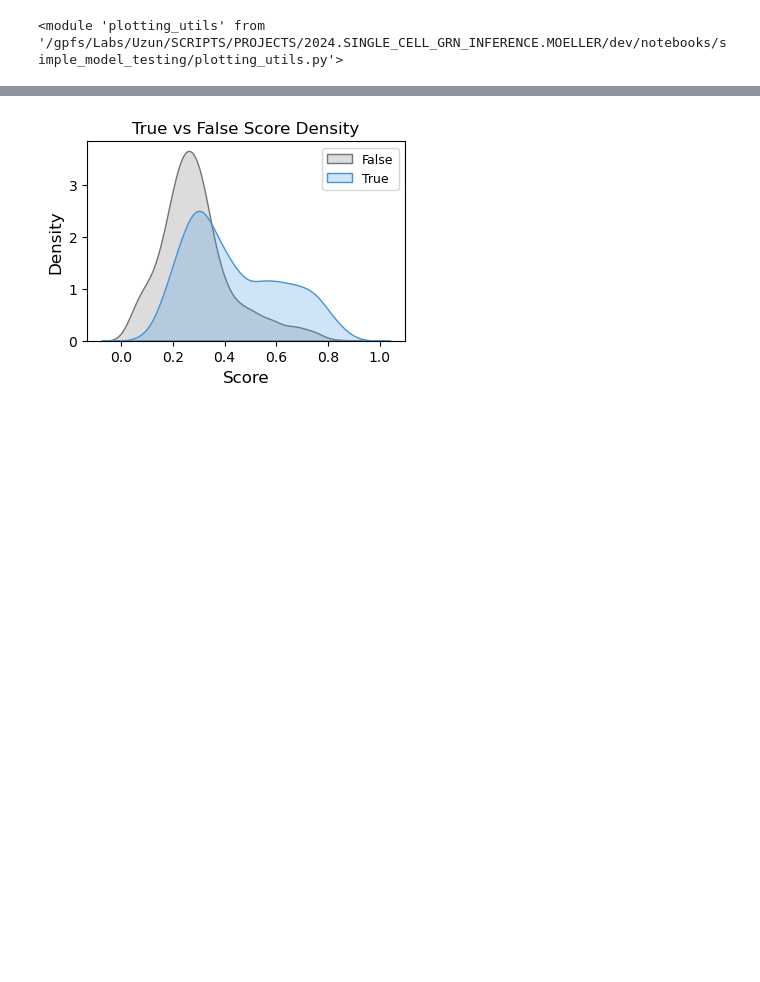
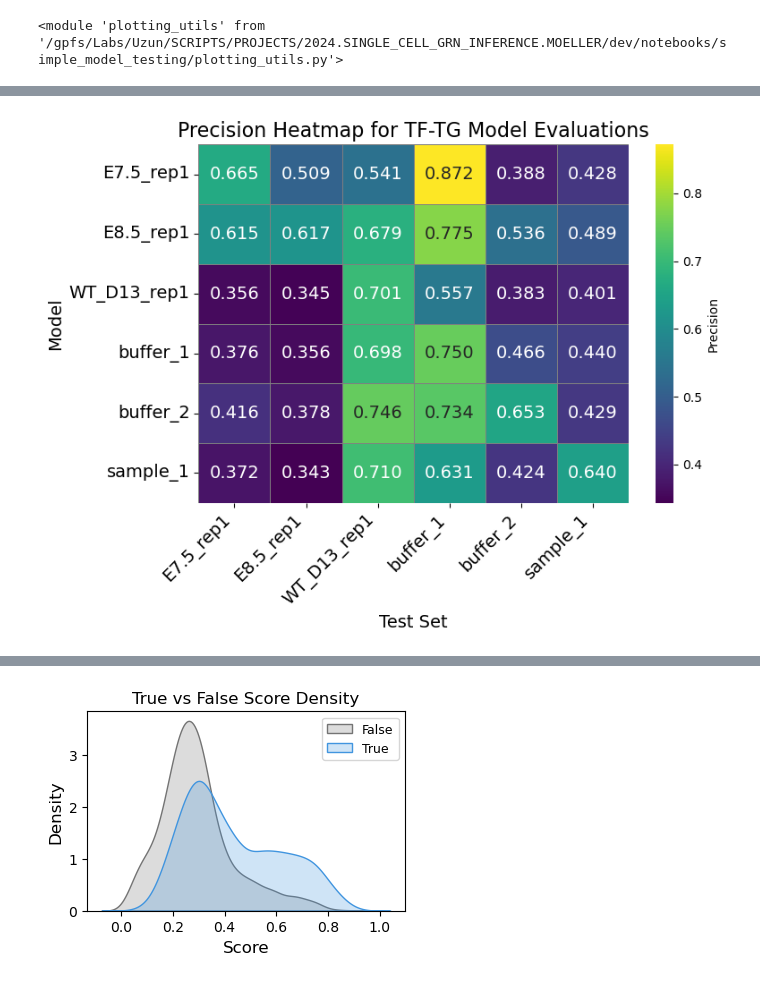
Before and after one commit to emoeller80281/Custom_GRN_Inference, a Jupyter notebook: dev/notebooks/simple_model_testing/test_tf_tg_predictions.ipynb, the cells around one changed output, grey strips where cells are left out. Cells and saved outputs as stored; diff of their text form; code cells hidden in the pictures; blank space fills up the shorter version.

```diff
--- a/dev/notebooks/simple_model_testing/test_tf_tg_predictions.ipynb
+++ b/dev/notebooks/simple_model_testing/test_tf_tg_predictions.ipynb
@@ -413,0 +814,37 @@ Model buffer_1 | Test set sample_1
+# %%
+# Heatmap of AUROC values for each model vs test set combination
+selected_metric = "Precision"
+test_comparison_df = full_comparison_df.copy()
+
+test_comparison_df = test_comparison_df.rename(columns={
+    "auroc": "AUROC",
+    "auprc": "AUPRC",
+    "accuracy": "Accuracy",
+    "precision": "Precision",
+    "recall": "Recall",
+    })
+
+test_comparison_df = test_comparison_df[["Model", "Test Set", selected_metric]]
+
+test_comparison_df_pivot = test_comparison_df.pivot(index="Model", columns="Test Set", values=selected_metric)
+
+fig = plt.figure(figsize=(8, 6))
+heatmap_fig = sns.heatmap(
+    test_comparison_df_pivot,
+    annot=True,
+    fmt=".3f",
+    cmap="viridis",
+    cbar_kws={'label': selected_metric},
+    linewidths=0.5,
+    linecolor='gray',
+    annot_kws={"size": 14}
+)
+heatmap_fig.set_title(f"{selected_metric} Heatmap for TF-TG Model Evaluations", fontsize=16)
+heatmap_fig.set_xlabel("Test Set", fontsize=14)
+heatmap_fig.set_ylabel("Model", fontsize=14)
+plt.xticks(rotation=45, ha='right', fontsize=14)
+plt.yticks(rotation=0, fontsize=14)
+plt.tight_layout()
+plt.show()
+# %% [output]
+[figure, added]
```
Also changed, not shown: parts of 16 cells of this notebook, 8 other files.
